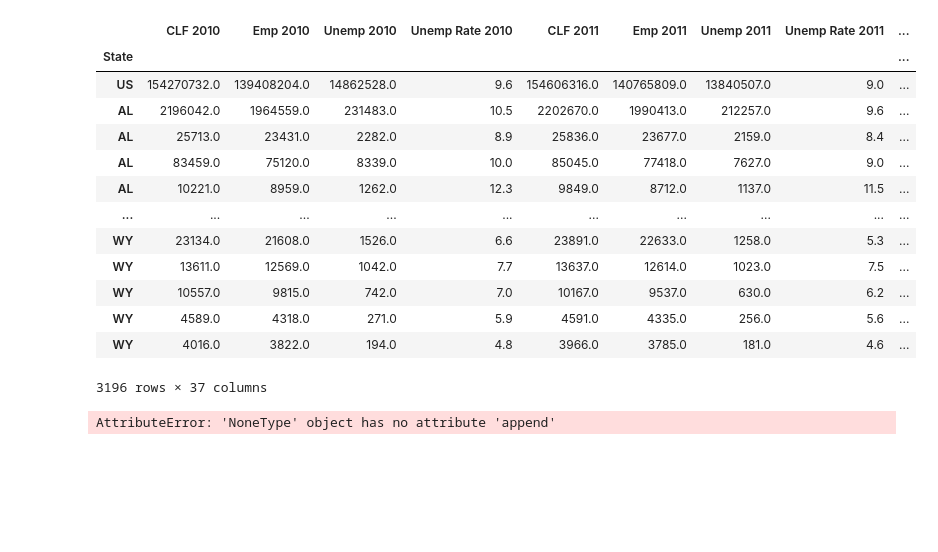
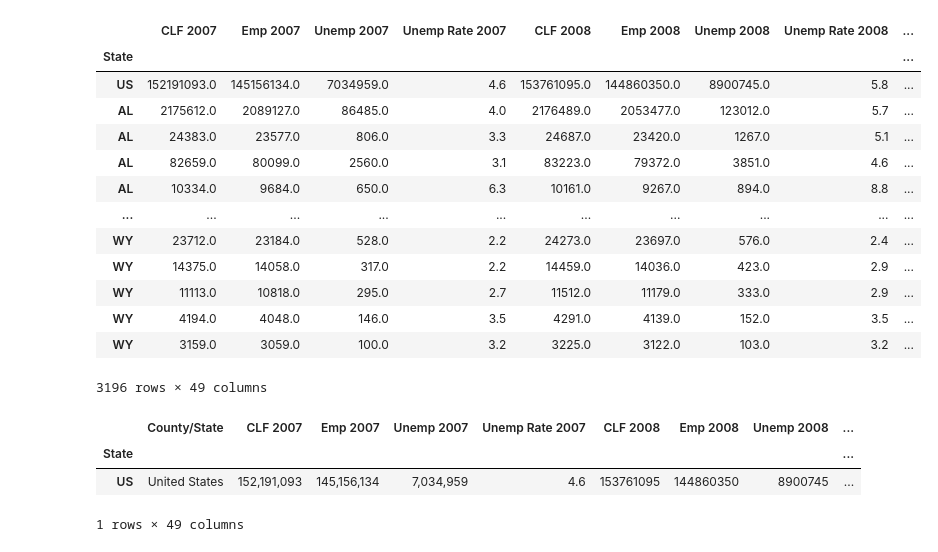
Before and after one commit to shawn-cavalieri/panic_at_the_desktop_project_1, a Jupyter notebook: jack_harvey.ipynb, the cells around one changed output. Drawn from its saved outputs; the diff is of its cells as text; code cells hidden in the pictures; blank space fills up the shorter version.

```diff
--- a/jack_harvey.ipynb
+++ b/jack_harvey.ipynb
@@ -12,43 +12,45 @@ employment_data = employment_data.rename(columns={"Unemployment and median house
-employment_data = employment_data.drop(["Unemployment Rate","Rural 2013", "Urban 2013", "Metro 2013", "CLF 2007", "Emp 2007", "Unemp 2007", "Unemp Rate 2007", "CLF 2008", "Emp 2008", "Unemp 2008", "Unemp Rate 2008", "CLF 2009", "Emp 2009", "Unemp 2009", "Unemp Rate 2009"], axis=1)
+employment_data = employment_data.drop(["Unemployment Rate","Rural 2013", "Urban 2013", "Metro 2013"], axis=1)
 employment_data_only = employment_data.drop(["Median Household Income 2017", "Median HH Income (%) 2017"], axis=1)
 employment_data = employment_data.set_index("State")
 employment_data = employment_data.drop('PR')
 
 employment_data_only = employment_data_only.set_index("State")
 employment_data_only = employment_data_only.drop('PR')
 employment_data_only = employment_data_only.fillna('-')
 employment_data = employment_data.fillna('-')
 data_
 
 def parseFloat(data):
     parsedData = re.sub( '[^\d\.]', '', data)
     return (re.sub( '[^\d\.]', '', data)) if parsedData else 0
 employment_d = employment_data_only.iloc[:,1:].applymap(parseFloat)
 e = employment_d.astype('float')
 e['County/State'] = employment_data_only['County/State']
 e
 # %% [output]
-|  | CLF 2010 | Emp 2010 | Unemp 2010 | Unemp Rate 2010 | CLF 2011 | Emp 2011 | Unemp 2011 | Unemp Rate 2011 | ... |
+|  | CLF 2007 | Emp 2007 | Unemp 2007 | Unemp Rate 2007 | CLF 2008 | Emp 2008 | Unemp 2008 | Unemp Rate 2008 | ... |
 | State |  |  |  |  |  |  |  |  | ... |
-| US | 154270732.0 | 139408204.0 | 14862528.0 | 9.6 | 154606316.0 | 140765809.0 | 13840507.0 | 9.0 | ... |
-| AL | 2196042.0 | 1964559.0 | 231483.0 | 10.5 | 2202670.0 | 1990413.0 | 212257.0 | 9.6 | ... |
-| AL | 25713.0 | 23431.0 | 2282.0 | 8.9 | 25836.0 | 23677.0 | 2159.0 | 8.4 | ... |
-| AL | 83459.0 | 75120.0 | 8339.0 | 10.0 | 85045.0 | 77418.0 | 7627.0 | 9.0 | ... |
-| AL | 10221.0 | 8959.0 | 1262.0 | 12.3 | 9849.0 | 8712.0 | 1137.0 | 11.5 | ... |
+| US | 152191093.0 | 145156134.0 | 7034959.0 | 4.6 | 153761095.0 | 144860350.0 | 8900745.0 | 5.8 | ... |
+| AL | 2175612.0 | 2089127.0 | 86485.0 | 4.0 | 2176489.0 | 2053477.0 | 123012.0 | 5.7 | ... |
+| AL | 24383.0 | 23577.0 | 806.0 | 3.3 | 24687.0 | 23420.0 | 1267.0 | 5.1 | ... |
+| AL | 82659.0 | 80099.0 | 2560.0 | 3.1 | 83223.0 | 79372.0 | 3851.0 | 4.6 | ... |
+| AL | 10334.0 | 9684.0 | 650.0 | 6.3 | 10161.0 | 9267.0 | 894.0 | 8.8 | ... |
 | ... | ... | ... | ... | ... | ... | ... | ... | ... | ... |
-| WY | 23134.0 | 21608.0 | 1526.0 | 6.6 | 23891.0 | 22633.0 | 1258.0 | 5.3 | ... |
-| WY | 13611.0 | 12569.0 | 1042.0 | 7.7 | 13637.0 | 12614.0 | 1023.0 | 7.5 | ... |
-| WY | 10557.0 | 9815.0 | 742.0 | 7.0 | 10167.0 | 9537.0 | 630.0 | 6.2 | ... |
-| WY | 4589.0 | 4318.0 | 271.0 | 5.9 | 4591.0 | 4335.0 | 256.0 | 5.6 | ... |
-| WY | 4016.0 | 3822.0 | 194.0 | 4.8 | 3966.0 | 3785.0 | 181.0 | 4.6 | ... |
+| WY | 23712.0 | 23184.0 | 528.0 | 2.2 | 24273.0 | 23697.0 | 576.0 | 2.4 | ... |
+| WY | 14375.0 | 14058.0 | 317.0 | 2.2 | 14459.0 | 14036.0 | 423.0 | 2.9 | ... |
+| WY | 11113.0 | 10818.0 | 295.0 | 2.7 | 11512.0 | 11179.0 | 333.0 | 2.9 | ... |
+| WY | 4194.0 | 4048.0 | 146.0 | 3.5 | 4291.0 | 4139.0 | 152.0 | 3.5 | ... |
+| WY | 3159.0 | 3059.0 | 100.0 | 3.2 | 3225.0 | 3122.0 | 103.0 | 3.2 | ... |
-3196 rows × 37 columns
+3196 rows × 49 columns
-# %%
-data_ = data_.append(employment_data_only['County/State'])
-# %% [output]
-AttributeError: 'NoneType' object has no attribute 'append'
 # %%
 us_data = employment_data_only.iloc[:1]
 #us_data = employment_data_only.loc["US"]
+us_data
+# %% [output]
+|  | County/State | CLF 2007 | Emp 2007 | Unemp 2007 | Unemp Rate 2007 | CLF 2008 | Emp 2008 | Unemp 2008 | ... |
+| State |  |  |  |  |  |  |  |  | ... |
+| US | United States | 152,191,093 | 145,156,134 | 7,034,959 | 4.6 | 153761095 | 144860350 | 8900745 | ... |
+1 rows × 49 columns
 # %%
 def parse_employment_data(source, state_abbr):
     data = source.loc[state_abbr]
```
Also changed, not shown: parts of 108 cells of this notebook.
